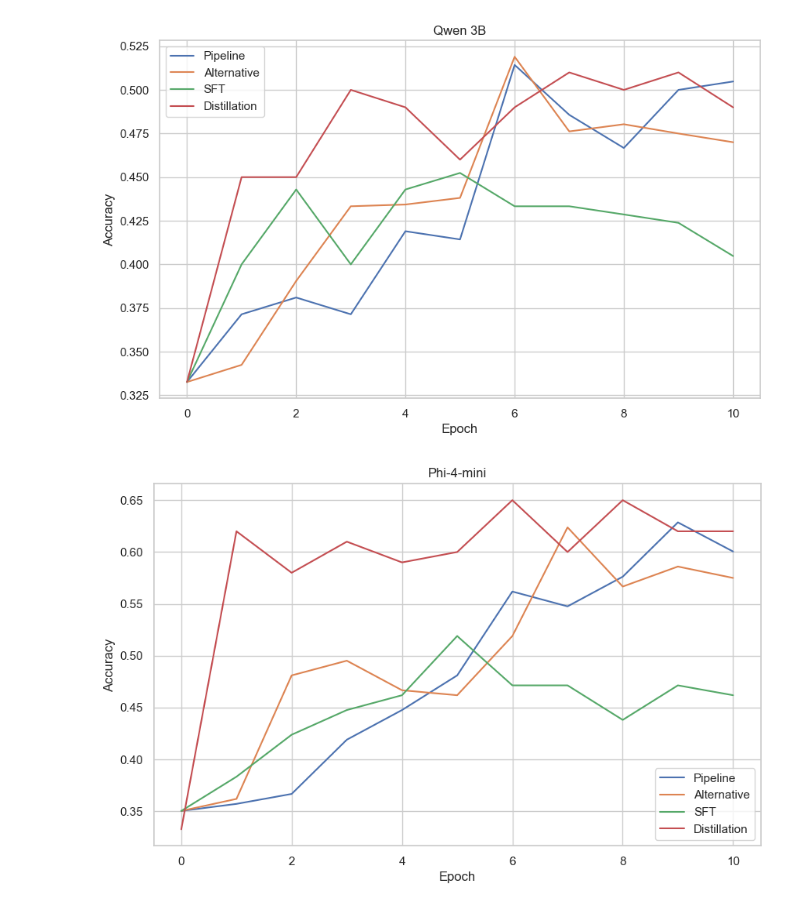
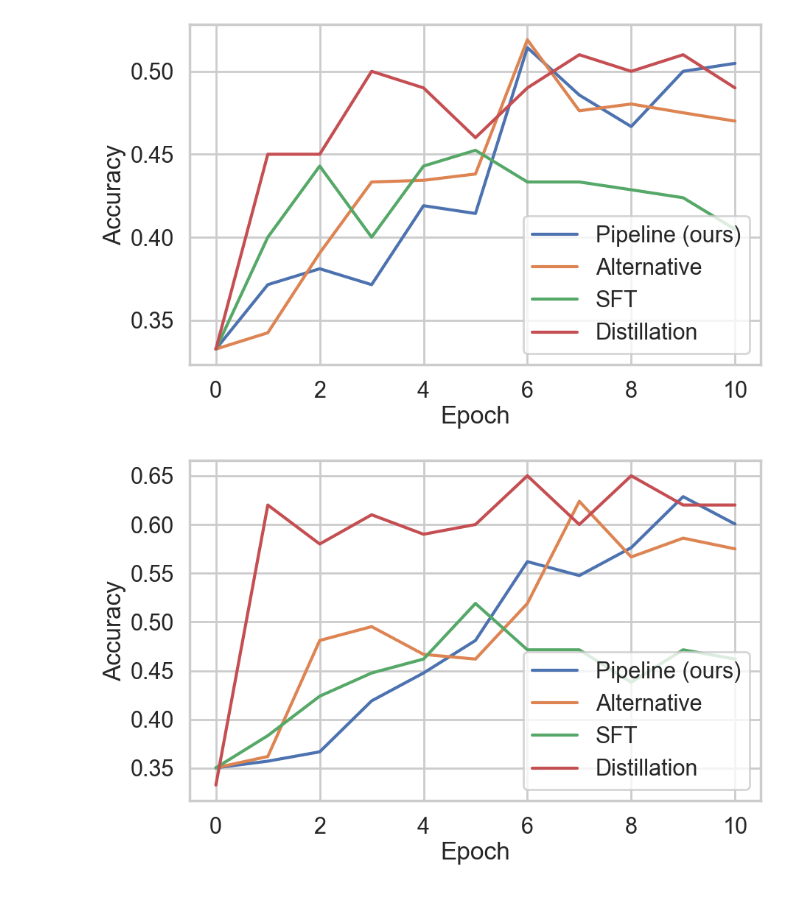
Before and after one commit to aigoncharov/complexity-aware-fine-tuning, a Jupyter notebook: src/analysis/pipeline_training/mmlu_pipeline_vs_alt_vs_sft.ipynb, the cells around one changed output. Cells and saved outputs as stored; diff of their text form; code cells hidden in the pictures.

Commit message:
Process graphs for the publication (#2)
* Process graphs for the publication

* Fix naming

* Fix padding

```diff
--- a/src/analysis/pipeline_training/mmlu_pipeline_vs_alt_vs_sft.ipynb
+++ b/src/analysis/pipeline_training/mmlu_pipeline_vs_alt_vs_sft.ipynb
@@ -5,6 +5,7 @@ import seaborn as sns
 
 sns.set_theme(palette="deep")
 sns.set_style("whitegrid")
+sns.set_context("poster")
 
 epochs = np.linspace(0, 10, 11)
 
@@ -16,38 +17,36 @@ qwen_full_distill = [0.332574, 0.45, 0.45, 0.50, 0.49, 0.46, 0.49, 0.51, 0.50, 0
 
 phi_pipeline = [0.3503, 0.3571, 0.3667, 0.419, 0.4476, 0.481, 0.5619, 0.5476, 0.5762, 0.6286, 0.6005]
 phi_alt = [0.3503, 0.3619, 0.481, 0.4952, 0.4667, 0.4619, 0.519, 0.6238, 0.5667, 0.586, 0.575]
 phi_full_sft = [0.3503, 0.3833, 0.4238, 0.4476, 0.4619, 0.519, 0.4714, 0.4714, 0.4381, 0.4714, 0.4619]
 phi_full_distill = [0.332574, 0.62, 0.58, 0.61, 0.59, 0.60, 0.65, 0.60, 0.65, 0.62, 0.62]
 
 plt.figure(figsize=(10, 6))
 
-plt.plot(epochs, qwen_pipeline, label="Pipeline")
+plt.plot(epochs, qwen_pipeline, label="Pipeline (ours)")
 plt.plot(epochs, qwen_alt, label="Alternative")
 plt.plot(epochs, qwen_full_sft, label="SFT")
 plt.plot(epochs, qwen_full_distill, label="Distillation")
 
 plt.xlabel("Epoch")
 plt.ylabel("Accuracy")
 
 plt.legend()
-plt.title("Qwen 3B")
-plt.savefig("../../../artifacts/pipeline/qwen_pipeline.pdf")
+plt.savefig("../../../artifacts/pipeline/qwen_pipeline.pdf", bbox_inches="tight")
 plt.show()
 
 plt.figure(figsize=(10, 6))
 
-plt.plot(epochs, phi_pipeline, label="Pipeline")
+plt.plot(epochs, phi_pipeline, label="Pipeline (ours)")
 plt.plot(epochs, phi_alt, label="Alternative")
 plt.plot(epochs, phi_full_sft, label="SFT")
 plt.plot(epochs, phi_full_distill, label="Distillation")
 
 plt.xlabel("Epoch")
 plt.ylabel("Accuracy")
 
 plt.legend()
-plt.title("Phi-4-mini")
-plt.savefig("../../../artifacts/pipeline/phi_pipeline.pdf")
+plt.savefig("../../../artifacts/pipeline/phi_pipeline.pdf", bbox_inches="tight")
 plt.show()
 # %% [output]
-[figure, old version]
+[figure, new version]
-[figure, old version]
+[figure, new version]
```
Also changed, not shown: 2 other files.
